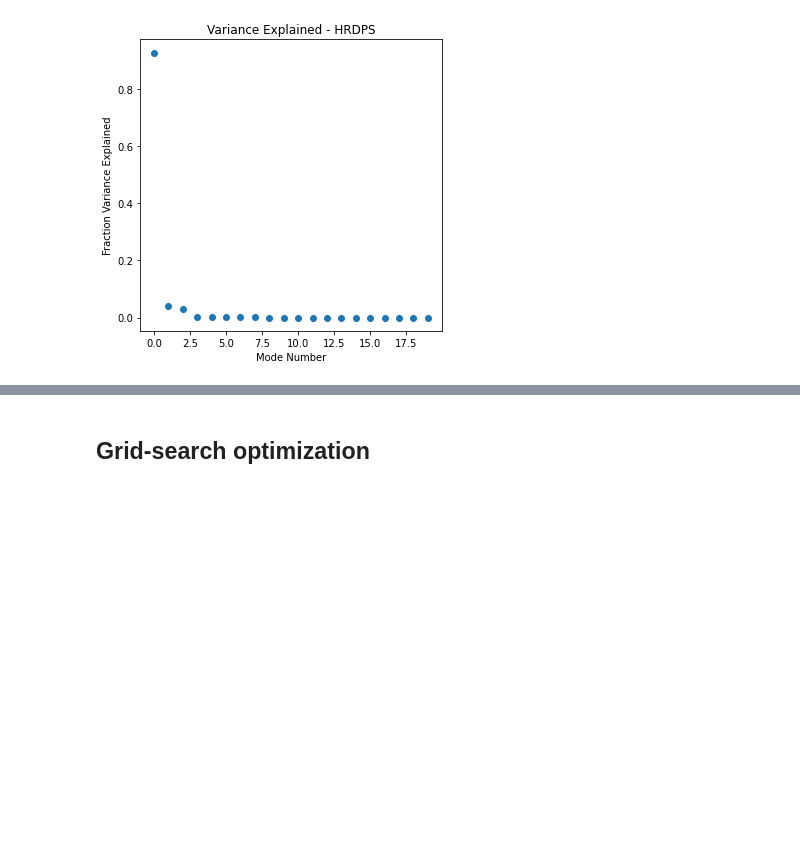
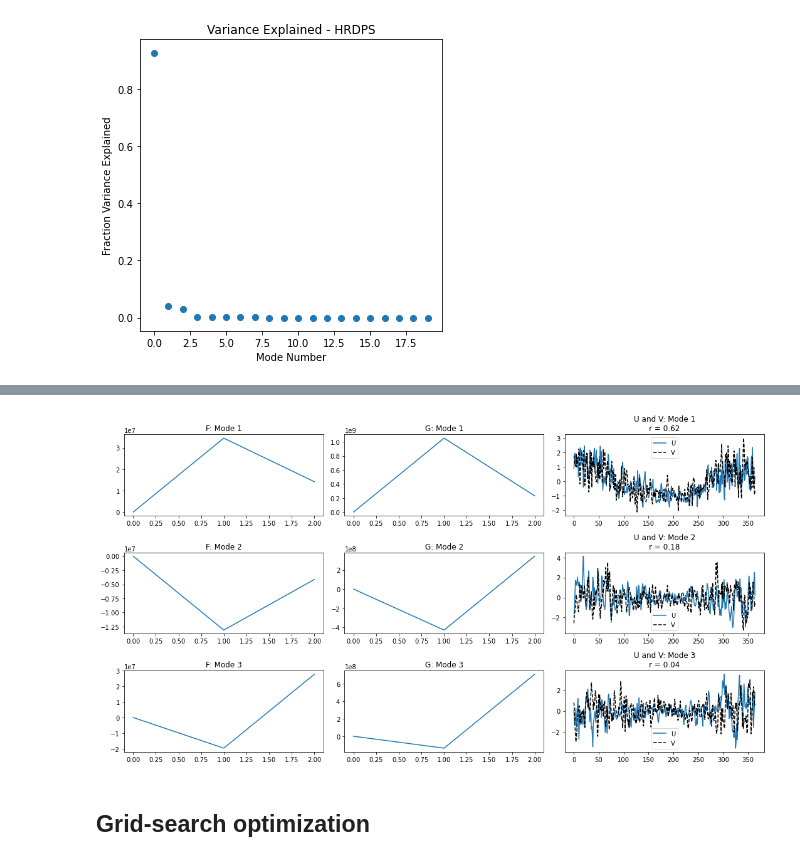
Before and after one commit to rbeutel/eosc510, a Jupyter notebook: proj-slp.ipynb, the cells around one changed output, grey strips where cells are left out. Cells and saved outputs as stored; diff of their text form; code cells hidden in the pictures; blank space fills up the shorter version.

```diff
--- a/proj-slp.ipynb
+++ b/proj-slp.ipynb
@@ -292,3 +453,25 @@ for kk in range(n):
+# %%
+plt.figure(figsize=(15,8))
+
+for kk in range(n_modes):
+
+    plt.subplot(3,3,kk*3+1)
+    plt.plot(F[:,kk])
+    plt.title('F: Mode ' + str(kk+1))
+
+    plt.subplot(3,3,kk*3+2)
+    plt.plot(G[:,kk])
+    plt.title('G: Mode ' + str(kk+1))
+
+    plt.subplot(3,3,kk*3+3)
+    plt.plot(U[:,kk])
+    plt.plot(V[:,kk],'k--')
+    plt.title('U and V: Mode ' + str(kk+1)+ '\nr = ' + str(r[kk][0,1])[:4])
+    plt.legend(['U','V'], loc = 'best')
+
+plt.tight_layout()
+# %% [output]
+[figure, added]
 # %% [markdown]
 ## Grid-search optimization
 # %%
```
Also changed, not shown: parts of 23 cells of this notebook, 1 other file.
